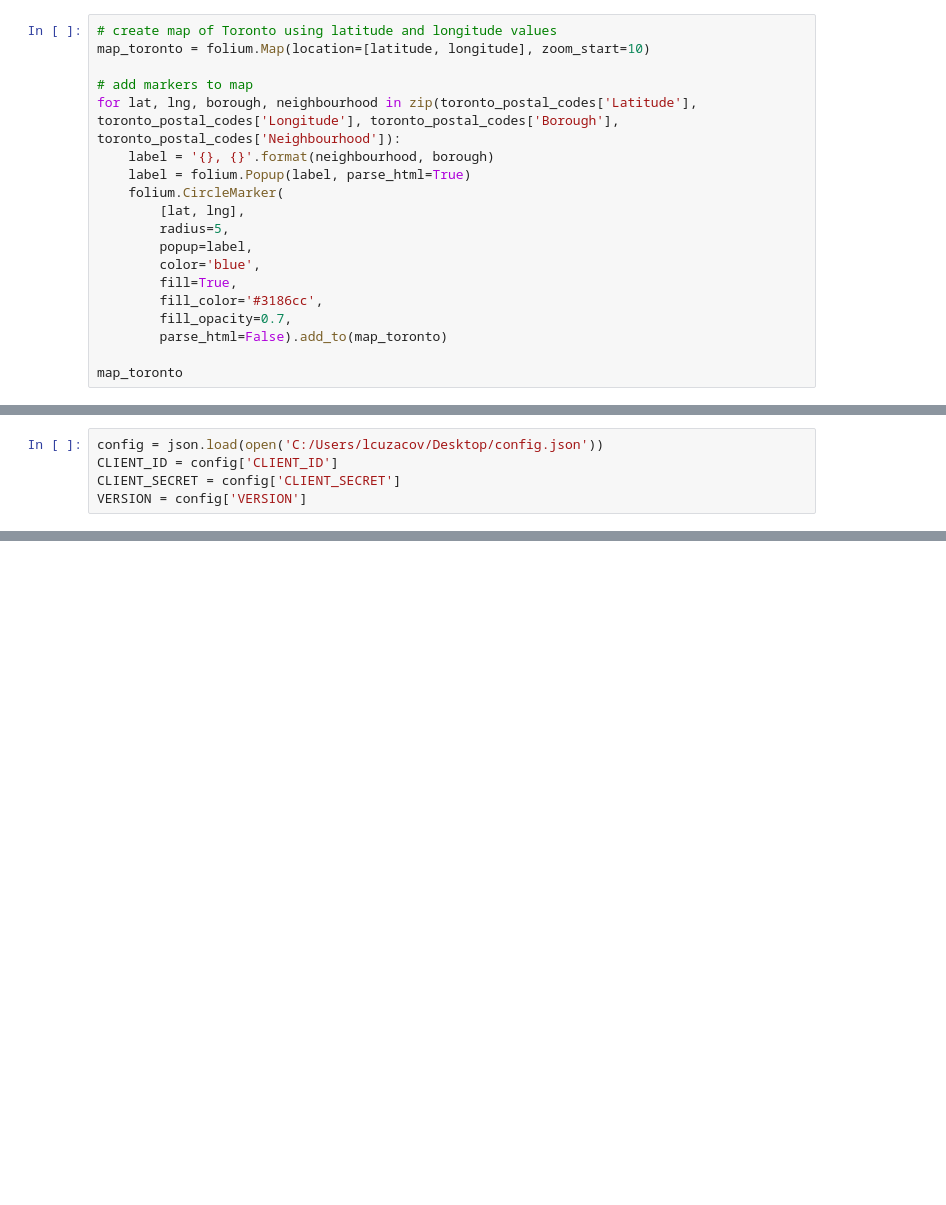
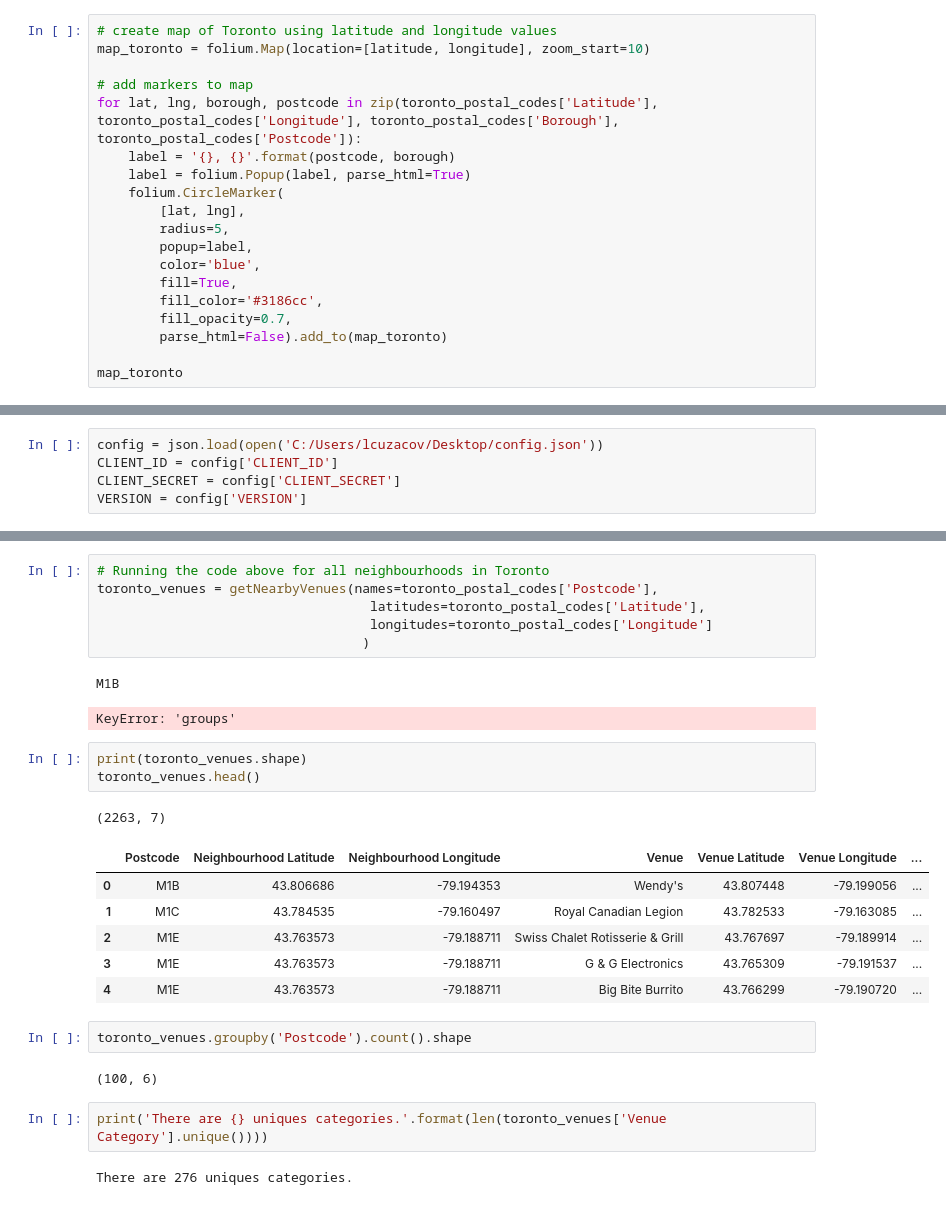
Before and after one commit to liubakk/Coursera_Capstone, a Jupyter notebook: Toronto.ipynb, the cells around one changed output, grey strips where cells are left out. Saved outputs shown, nothing was run; the diff lists cells and outputs as text; blank space fills up the shorter version.

```diff
--- a/Toronto.ipynb
+++ b/Toronto.ipynb
@@ -180,8 +180,8 @@ The geograpical coordinate of Toronto are 43.653963, -79.387207.
 map_toronto = folium.Map(location=[latitude, longitude], zoom_start=10)
 
 # add markers to map
-for lat, lng, borough, neighbourhood in zip(toronto_postal_codes['Latitude'], toronto_postal_codes['Longitude'], toronto_postal_codes['Borough'], toronto_postal_codes['Neighbourhood']):
-    label = '{}, {}'.format(neighbourhood, borough)
+for lat, lng, borough, postcode in zip(toronto_postal_codes['Latitude'], toronto_postal_codes['Longitude'], toronto_postal_codes['Borough'], toronto_postal_codes['Postcode']):
+    label = '{}, {}'.format(postcode, borough)
     label = folium.Popup(label, parse_html=True)
     folium.CircleMarker(
         [lat, lng],
@@ -207,0 +252,28 @@ VERSION = config['VERSION']
+# %%
+# Running the code above for all neighbourhoods in Toronto
+toronto_venues = getNearbyVenues(names=toronto_postal_codes['Postcode'],
+                                   latitudes=toronto_postal_codes['Latitude'],
+                                   longitudes=toronto_postal_codes['Longitude']
+                                  )
+# %% [output]
+M1B
+KeyError: 'groups'
+# %%
+print(toronto_venues.shape)
+toronto_venues.head()
+# %% [output]
+(2263, 7)
+|  | Postcode | Neighbourhood Latitude | Neighbourhood Longitude | Venue | Venue Latitude | Venue Longitude | ... |
+| 0 | M1B | 43.806686 | -79.194353 | Wendy's | 43.807448 | -79.199056 | ... |
+| 1 | M1C | 43.784535 | -79.160497 | Royal Canadian Legion | 43.782533 | -79.163085 | ... |
+| 2 | M1E | 43.763573 | -79.188711 | Swiss Chalet Rotisserie & Grill | 43.767697 | -79.189914 | ... |
+| 3 | M1E | 43.763573 | -79.188711 | G & G Electronics | 43.765309 | -79.191537 | ... |
+| 4 | M1E | 43.763573 | -79.188711 | Big Bite Burrito | 43.766299 | -79.190720 | ... |
+# %%
+toronto_venues.groupby('Postcode').count().shape
+# %% [output]
+(100, 6)
+# %%
+print('There are {} uniques categories.'.format(len(toronto_venues['Venue Category'].unique())))
+# %% [output]
+There are 276 uniques categories.
```
Also changed, not shown: parts of 12 cells of this notebook.
